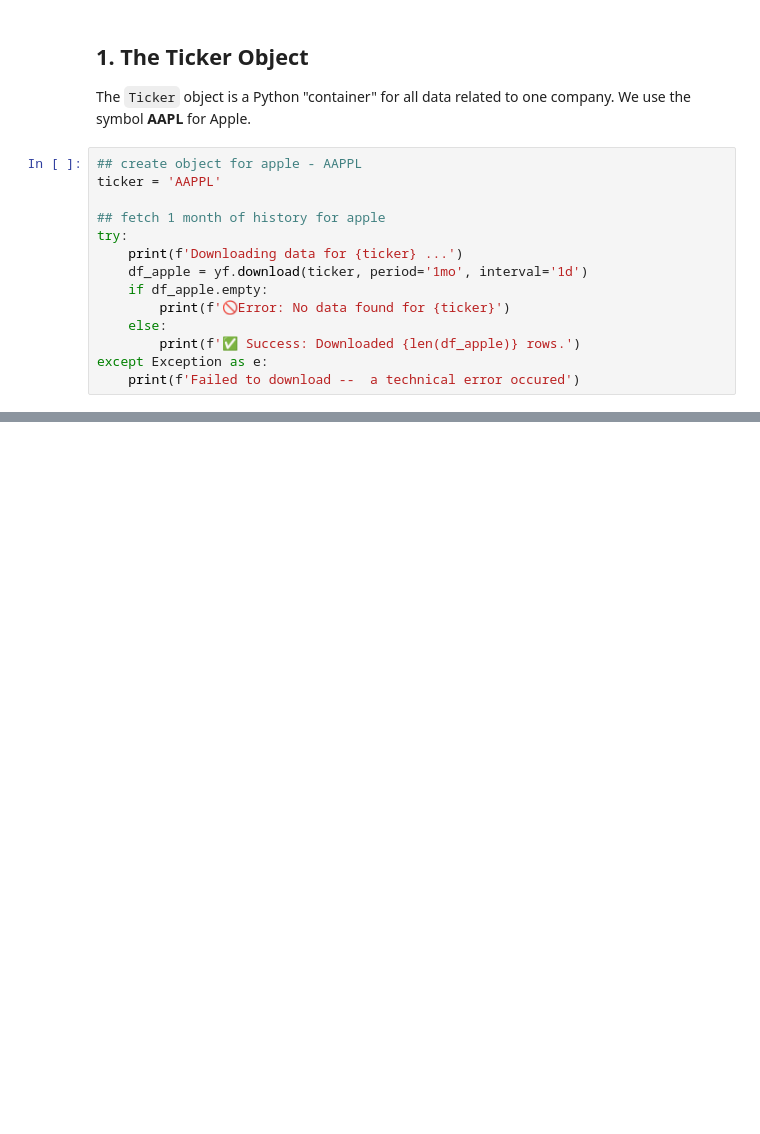
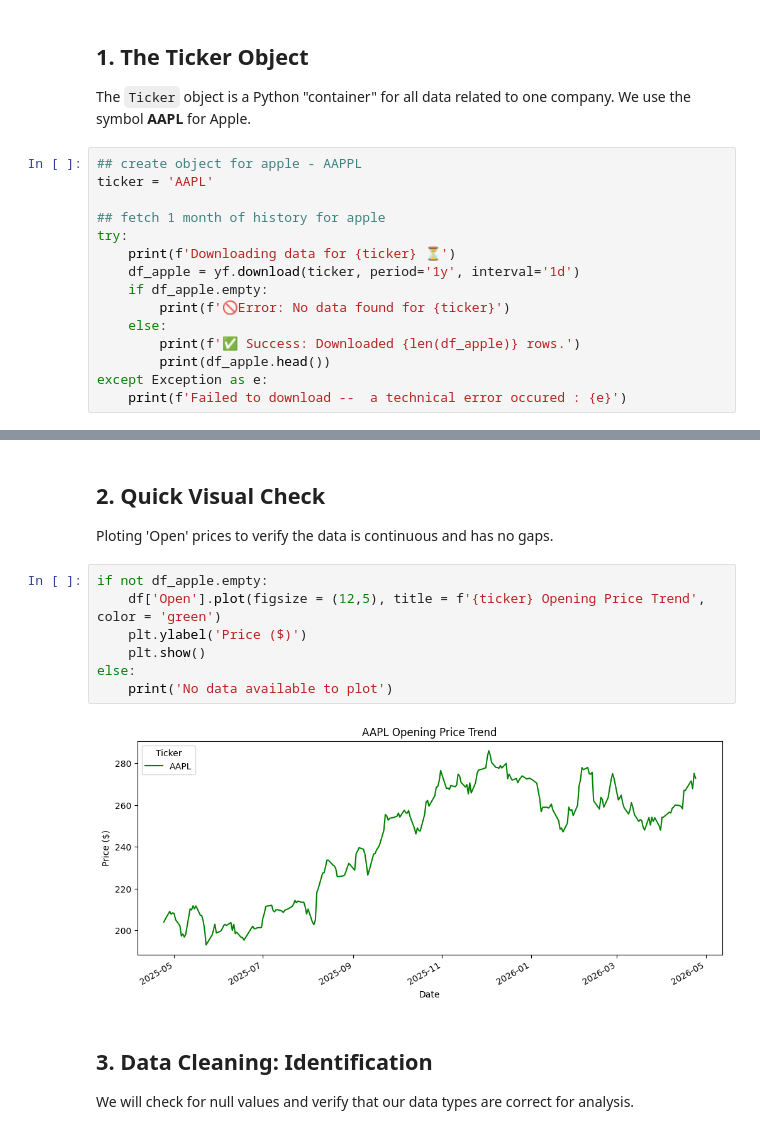
Before and after one commit to bedahmilton/AppleStockMetrics, a Jupyter notebook: analysis.ipynb, the cells around one changed output, grey strips where cells are left out. Cells and saved outputs as stored; diff of their text form; blank space fills up the shorter version.

```diff
--- a/analysis.ipynb
+++ b/analysis.ipynb
@@ -19,16 +19,17 @@ The `Ticker` object is a Python "container" for all data related to one company.
 We use the symbol **AAPL** for Apple.
 # %%
 ## create object for apple - AAPPL
-ticker = 'AAPPL'
+ticker = 'AAPL'
 
 ## fetch 1 month of history for apple
 try:
-    print(f'Downloading data for {ticker} ...')
-    df_apple = yf.download(ticker, period='1mo', interval='1d')
+    print(f'Downloading data for {ticker} ⏳')
+    df_apple = yf.download(ticker, period='1y', interval='1d')
     if df_apple.empty:
         print(f'🚫Error: No data found for {ticker}')
     else:
         print(f'✅ Success: Downloaded {len(df_apple)} rows.')
+        print(df_apple.head())
 except Exception as e:
-    print(f'Failed to download --  a technical error occured')
+    print(f'Failed to download --  a technical error occured : {e}')
 # %% [output]
@@ -41,0 +47,15 @@ $AAPPL: possibly delisted; no price data found  (period=1mo) (Yahoo error = "No
+# %% [markdown]
+## 2. Quick Visual Check
+Ploting 'Open' prices to verify the data is continuous and has no gaps.
+# %%
+if not df_apple.empty:
+    df['Open'].plot(figsize = (12,5), title = f'{ticker} Opening Price Trend', color = 'green')
+    plt.ylabel('Price ($)')
+    plt.show()
+else:
+    print('No data available to plot')
+# %% [output]
+[figure, added]
+# %% [markdown]
+## 3. Data Cleaning: Identification
+We will check for null values and verify that our data types are correct for analysis.
```
Also changed, not shown: parts of 6 cells of this notebook.
